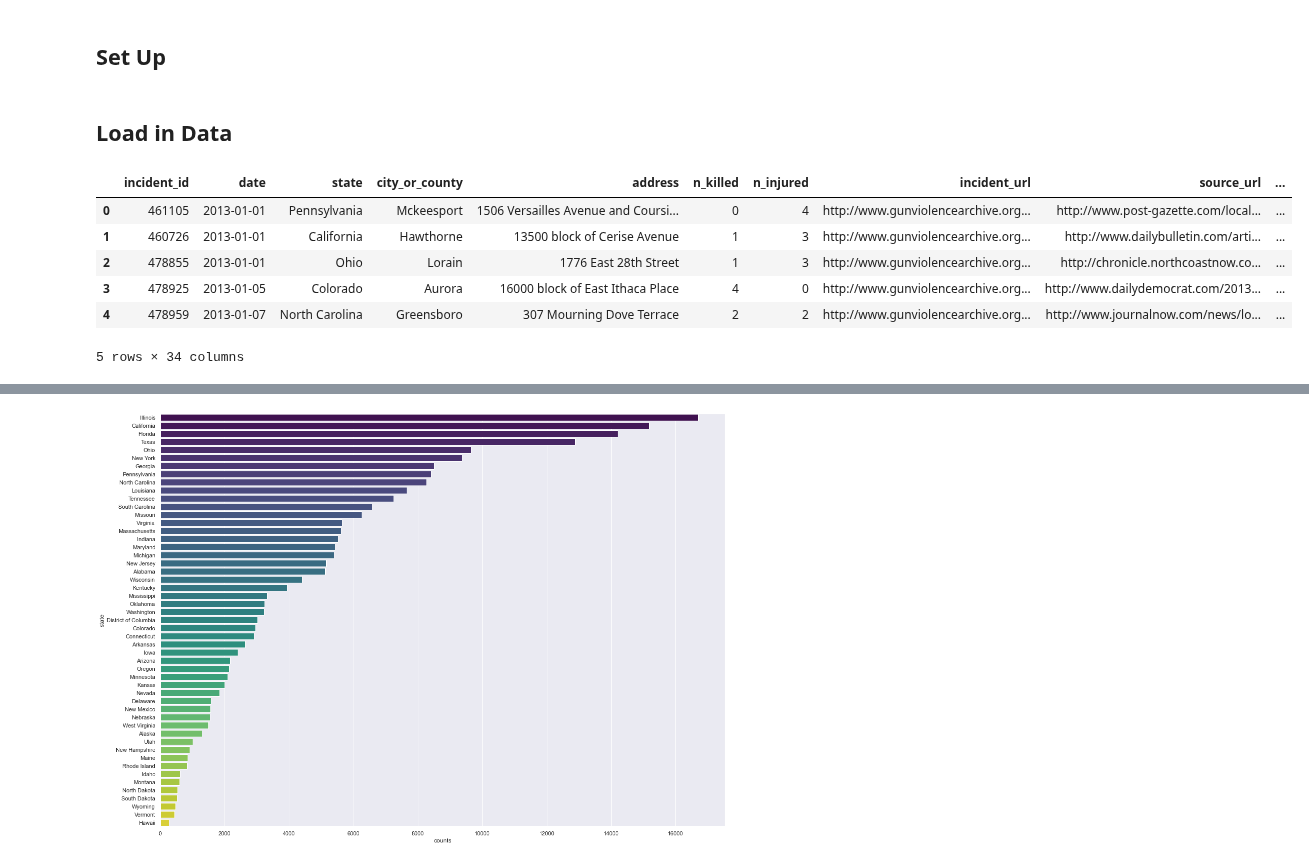
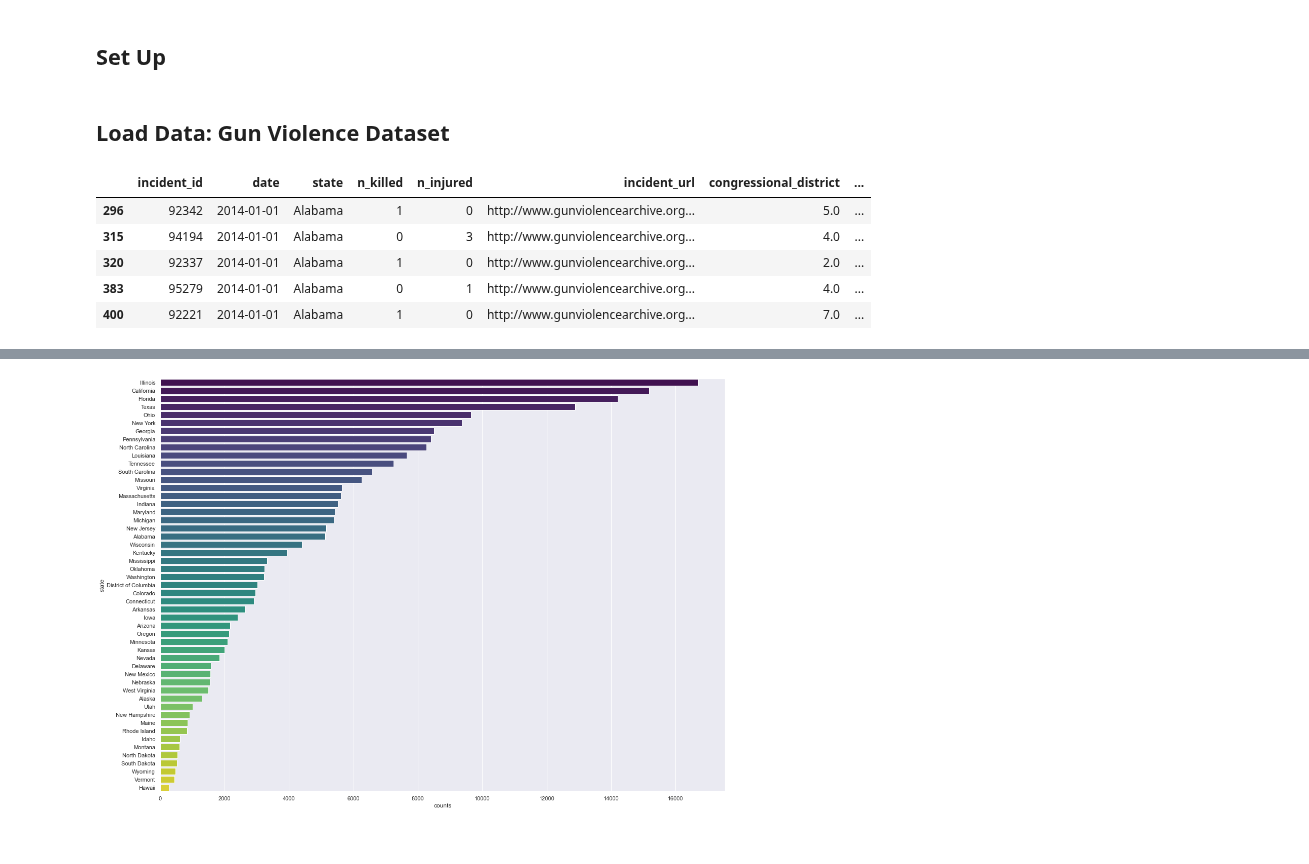
Before and after one commit to uic-cs418/cs418-spring22-purple, a Jupyter notebook: group_gun_violence_EDA.ipynb, the cells around one changed output, grey strips where cells are left out. Saved outputs shown, nothing was run; the diff lists cells and outputs as text; code cells hidden in the pictures.

```diff
--- a/group_gun_violence_EDA.ipynb
+++ b/group_gun_violence_EDA.ipynb
@@ -11,26 +11,41 @@ import pandas as pd
 import numpy as np
 import scipy
 # %% [markdown]
-## Load in Data
+## Load Data: Gun Violence Dataset
 # %%
-# gun_data = pd.read_csv('stage3.csv')
+#gun_data = pd.read_csv('stage3.csv')
 gun_data = pd.read_csv('gun-violence-data_01-2013_03-2018.csv')
 missing_row = ['sban_1', '2017-10-01', 'Nevada', 'Las Vegas', 'Mandalay Bay 3950 Blvd S', 59, 489, 'https://en.wikipedia.org/wiki/2017_Las_Vegas_shooting', 'https://en.wikipedia.org/wiki/2017_Las_Vegas_shooting', '-', '-', '-', '-', '-', '36.095', 'Hotel',
                '-115.171667', 47, 'Route 91 Harvest Festiva; concert, open fire from 32nd floor. 47 guns seized; TOTAL:59 kill, 489 inj, number shot TBD,girlfriend Marilou Danley POI', '-', '-', '-', '-', '-', '-', '-', '-', '-', '-']
 gun_data.loc[len(gun_data)] = missing_row
 # Create some additional features
 gun_data['date'] = pd.to_datetime(gun_data['date'])
 gun_data['year'] = gun_data['date'].dt.year
 gun_data['month'] = gun_data['date'].dt.month
 gun_data['monthday'] = gun_data['date'].dt.day
 gun_data['weekday'] = gun_data['date'].dt.weekday
 gun_data['loss'] = gun_data['n_killed'] + gun_data['n_injured']
+
+# Sort data by state since gun reform data is sorted by state and year in ascending order
+gun_data = gun_data.sort_values(['state', 'year'], ascending = [True, True])
+
+# Filter only cases where the year is between 2014 and 2017
+gun_data = gun_data[(gun_data['year'] >= 2014) & (gun_data['year'] <= 2017)]
+
+# Remove some unecessary columns
+gun_data = gun_data.drop(columns=['city_or_county','address','source_url','participant_relationship',
+                                    'incident_url_fields_missing', 'latitude', 'longitude', 'location_description',
+                                    'participant_name', 'sources', 'month', 'monthday', 'weekday', 'loss',
+                                   'gun_stolen', 'gun_type', 'n_guns_involved', 'notes'])
+
+# Drop rows with NaN values
+gun_data = gun_data.dropna()
+
 gun_data.head()
 # %% [output]
-|  | incident_id | date | state | city_or_county | address | n_killed | n_injured | incident_url | source_url | ... |
-| 0 | 461105 | 2013-01-01 | Pennsylvania | Mckeesport | 1506 Versailles Avenue and Coursi... | 0 | 4 | http://www.gunviolencearchive.org... | http://www.post-gazette.com/local... | ... |
-| 1 | 460726 | 2013-01-01 | California | Hawthorne | 13500 block of Cerise Avenue | 1 | 3 | http://www.gunviolencearchive.org... | http://www.dailybulletin.com/arti... | ... |
-| 2 | 478855 | 2013-01-01 | Ohio | Lorain | 1776 East 28th Street | 1 | 3 | http://www.gunviolencearchive.org... | http://chronicle.northcoastnow.co... | ... |
-| 3 | 478925 | 2013-01-05 | Colorado | Aurora | 16000 block of East Ithaca Place | 4 | 0 | http://www.gunviolencearchive.org... | http://www.dailydemocrat.com/2013... | ... |
-| 4 | 478959 | 2013-01-07 | North Carolina | Greensboro | 307 Mourning Dove Terrace | 2 | 2 | http://www.gunviolencearchive.org... | http://www.journalnow.com/news/lo... | ... |
+|  | incident_id | date | state | n_killed | n_injured | incident_url | congressional_district | ... |
+| 296 | 92342 | 2014-01-01 | Alabama | 1 | 0 | http://www.gunviolencearchive.org... | 5.0 | ... |
+| 315 | 94194 | 2014-01-01 | Alabama | 0 | 3 | http://www.gunviolencearchive.org... | 4.0 | ... |
+| 320 | 92337 | 2014-01-01 | Alabama | 1 | 0 | http://www.gunviolencearchive.org... | 2.0 | ... |
+| 383 | 95279 | 2014-01-01 | Alabama | 0 | 1 | http://www.gunviolencearchive.org... | 4.0 | ... |
+| 400 | 92221 | 2014-01-01 | Alabama | 1 | 0 | http://www.gunviolencearchive.org... | 7.0 | ... |
-5 rows × 34 columns
```
Also changed, not shown: parts of 7 cells of this notebook.
